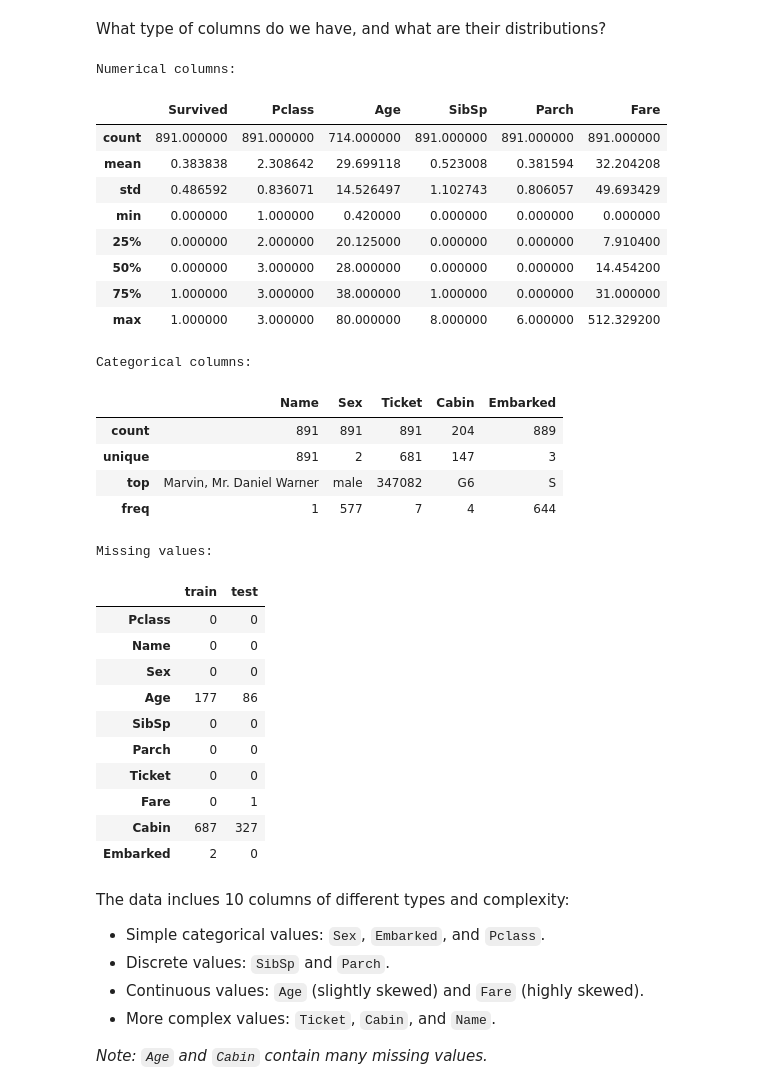
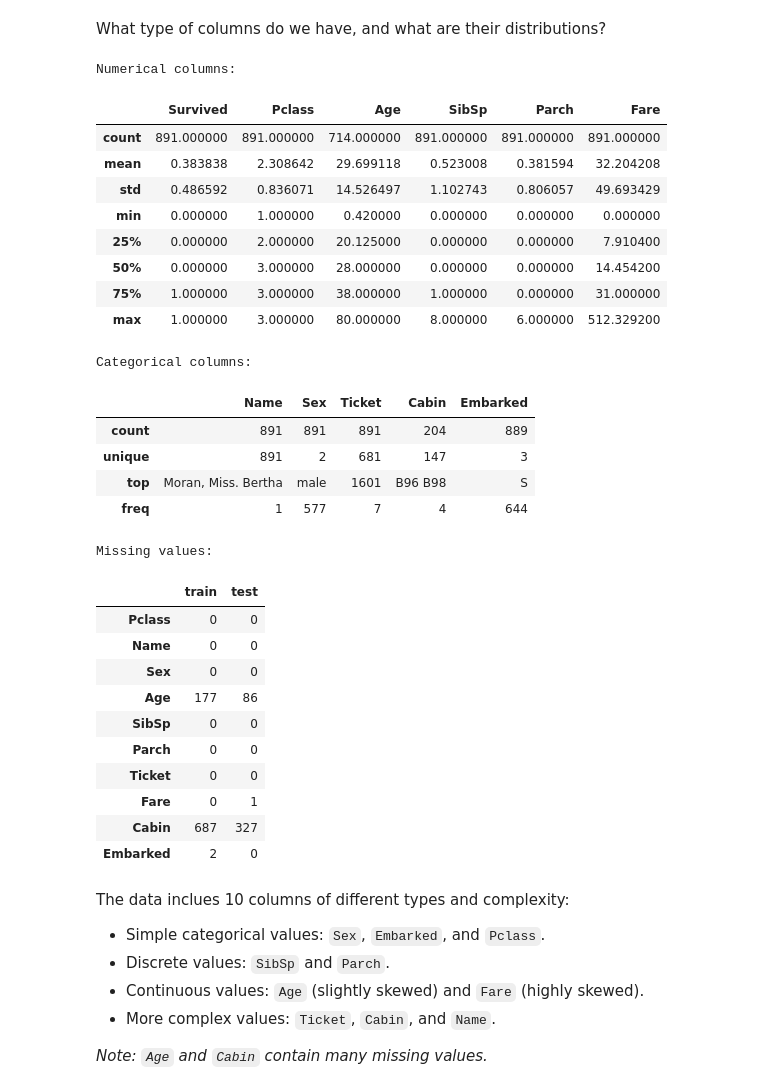
Before and after one commit to dwitvliet/kaggle-titanic, a Jupyter notebook: kaggle-titanic.ipynb, the cells around one changed output. Saved outputs shown, nothing was run; the diff lists cells and outputs as text; code cells hidden in the pictures.

```diff
--- a/kaggle-titanic.ipynb
+++ b/kaggle-titanic.ipynb
@@ -78,29 +78,29 @@ What type of columns do we have, and what are their distributions?
 # %%
 print('Numerical columns:')
 display(train.describe(include=np.number))
 print('Categorical columns:')
 display(train.describe(exclude=np.number))
 print('Missing values:')
 display(pd.concat([
-    train_df.iloc[:, 1:].isna().sum().rename('train'),
-    test_df.isna().sum().rename('test')
+    train.iloc[:, 1:].isna().sum().rename('train'),
+    test.isna().sum().rename('test')
 ], axis=1))
 # %% [output]
 Numerical columns:
 |  | Survived | Pclass | Age | SibSp | Parch | Fare |
 | count | 891.000000 | 891.000000 | 714.000000 | 891.000000 | 891.000000 | 891.000000 |
 | mean | 0.383838 | 2.308642 | 29.699118 | 0.523008 | 0.381594 | 32.204208 |
 | std | 0.486592 | 0.836071 | 14.526497 | 1.102743 | 0.806057 | 49.693429 |
 | min | 0.000000 | 1.000000 | 0.420000 | 0.000000 | 0.000000 | 0.000000 |
 | 25% | 0.000000 | 2.000000 | 20.125000 | 0.000000 | 0.000000 | 7.910400 |
 | 50% | 0.000000 | 3.000000 | 28.000000 | 0.000000 | 0.000000 | 14.454200 |
 | 75% | 1.000000 | 3.000000 | 38.000000 | 1.000000 | 0.000000 | 31.000000 |
 | max | 1.000000 | 3.000000 | 80.000000 | 8.000000 | 6.000000 | 512.329200 |
 Categorical columns:
 |  | Name | Sex | Ticket | Cabin | Embarked |
 | count | 891 | 891 | 891 | 204 | 889 |
 | unique | 891 | 2 | 681 | 147 | 3 |
-| top | Marvin, Mr. Daniel Warner | male | 347082 | G6 | S |
+| top | Moran, Miss. Bertha | male | 1601 | B96 B98 | S |
 | freq | 1 | 577 | 7 | 4 | 644 |
 Missing values:
 |  | train | test |
```
Also changed, not shown: parts of 16 cells of this notebook.
